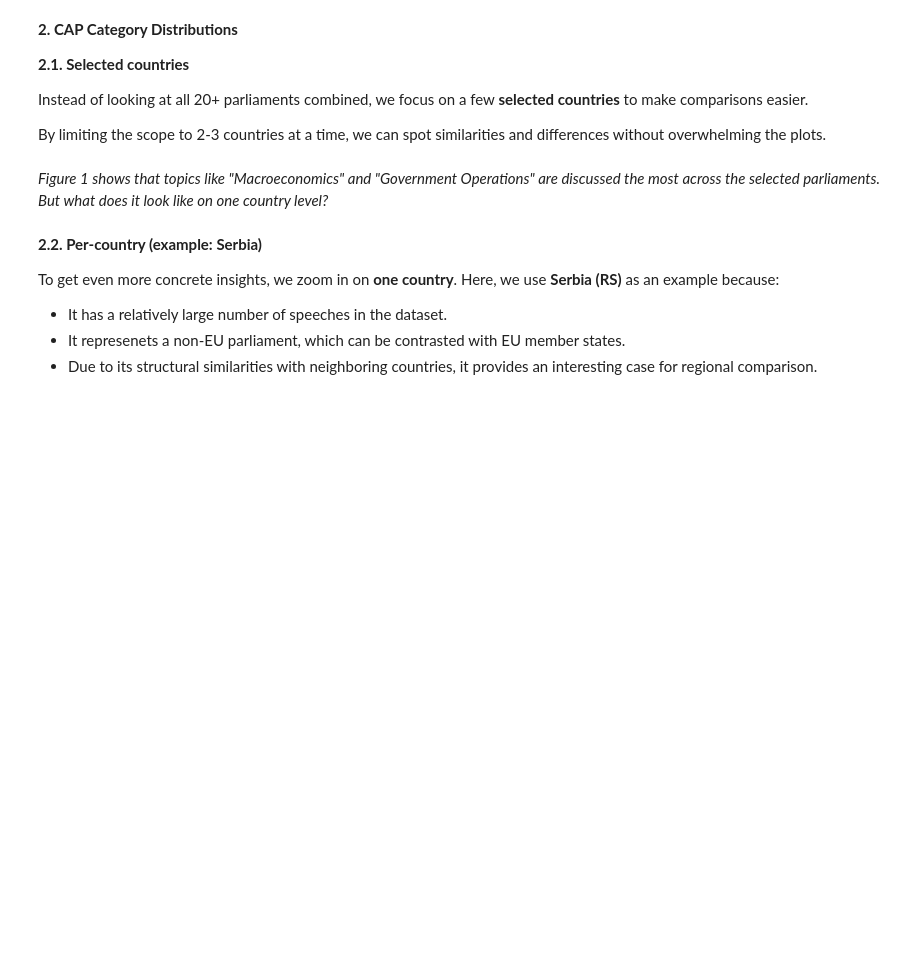
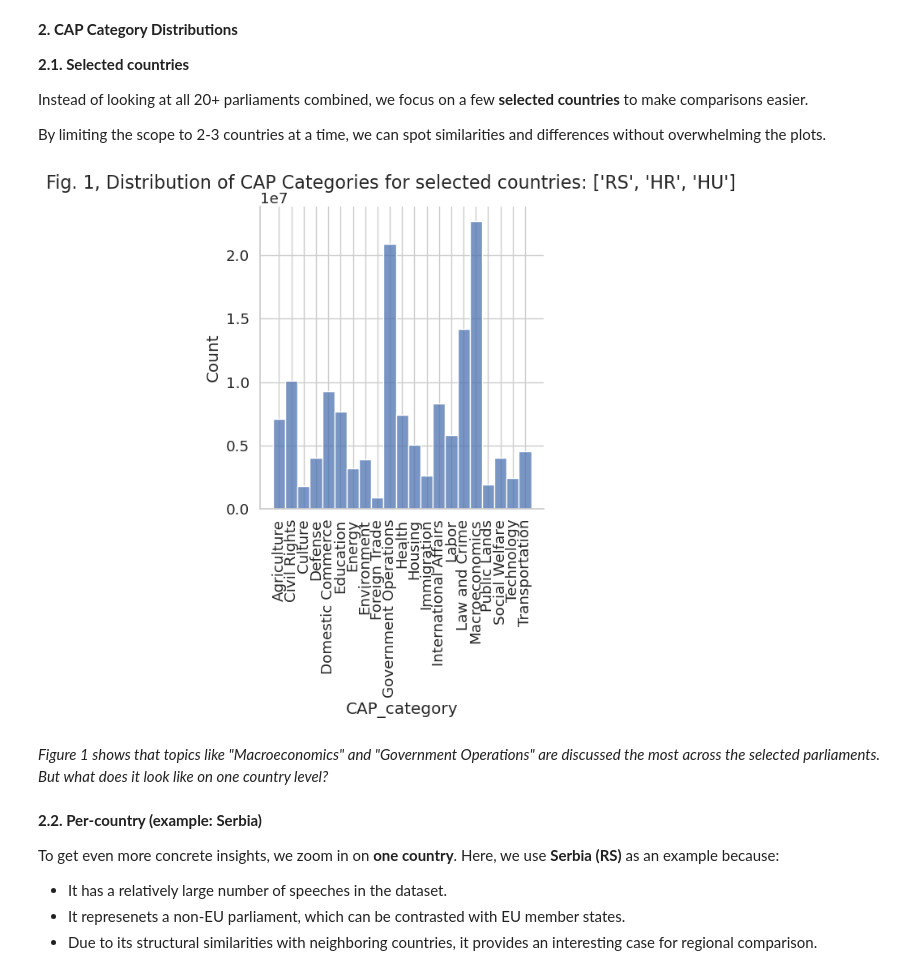
Before and after one commit to clarinsi/ParlaCAP-Analysis-Tutorials, a Jupyter notebook: Tutorial 2 - Calculating Topic and Sentiment Distributions.ipynb, the cells around one changed output. Saved outputs shown, nothing was run; the diff lists cells and outputs as text; code cells hidden in the pictures; blank space fills up the shorter version.

```diff
--- a/Tutorial 2 - Calculating Topic and Sentiment Distributions.ipynb
+++ b/Tutorial 2 - Calculating Topic and Sentiment Distributions.ipynb
@@ -115,7 +171,9 @@ print("All filtered:", filtered_all.shape)
 filtered_all["CAP_category"] = filtered_all["CAP_category"].astype("category")
 filtered_all = filtered_all[~filtered_all["CAP_category"].isin(["Mix", "Other"])]
 # %%
-filtered_all["CAP_category"] = filtered_all["CAP_category"].cat.remove_unused_categories()
+filtered_all["CAP_category"] = filtered_all[
+    "CAP_category"
+].cat.remove_unused_categories()
 # %% [markdown]
 **2. CAP Category Distributions**
 
@@ -125,22 +183,29 @@ Instead of looking at all 20+ parliaments combined, we focus on a few **selected
 
 By limiting the scope to 2-3 countries at a time, we can spot similarities and differences without overwhelming the plots.
 # %%
-#Example: select 3 countries to compare
+# Example: select 3 countries to compare
 selected_countries = ["RS", "HR", "HU"]
 filtered_subset = filtered_all[filtered_all["country"].isin(selected_countries)]
 
 g = sns.displot(
     data=filtered_subset.sort_values("CAP_category"),
     x="CAP_category",
     weights=filtered_all["word_count"],
-    palette="Set2"
+    palette="Set2",
 )
 
-cap_order = sorted(filtered_all["CAP_category"].unique()) #defines order of CAP labels on x axis
+cap_order = sorted(
+    filtered_all["CAP_category"].unique()
+)  # defines order of CAP labels on x axis
 
 g.set_xticklabels(rotation=90)  # rotate x-axis labels
-g.fig.suptitle(f"Fig. 1, Distribution of CAP Categories for selected countries: {selected_countries}", fontsize=16)
+g.fig.suptitle(
+    f"Fig. 1, Distribution of CAP Categories for selected countries: {selected_countries}",
+    fontsize=16,
+)
 g.fig.subplots_adjust(top=0.9)
+# %% [output]
+[figure, added]
 # %% [markdown]
 *Figure 1 shows that topics like "Macroeconomics" and "Government Operations" are discussed the most across the selected parliaments. But what does it look like on one country level?*
 # %% [markdown]
```
Also changed, not shown: parts of 10 cells of this notebook, 5 other files.
